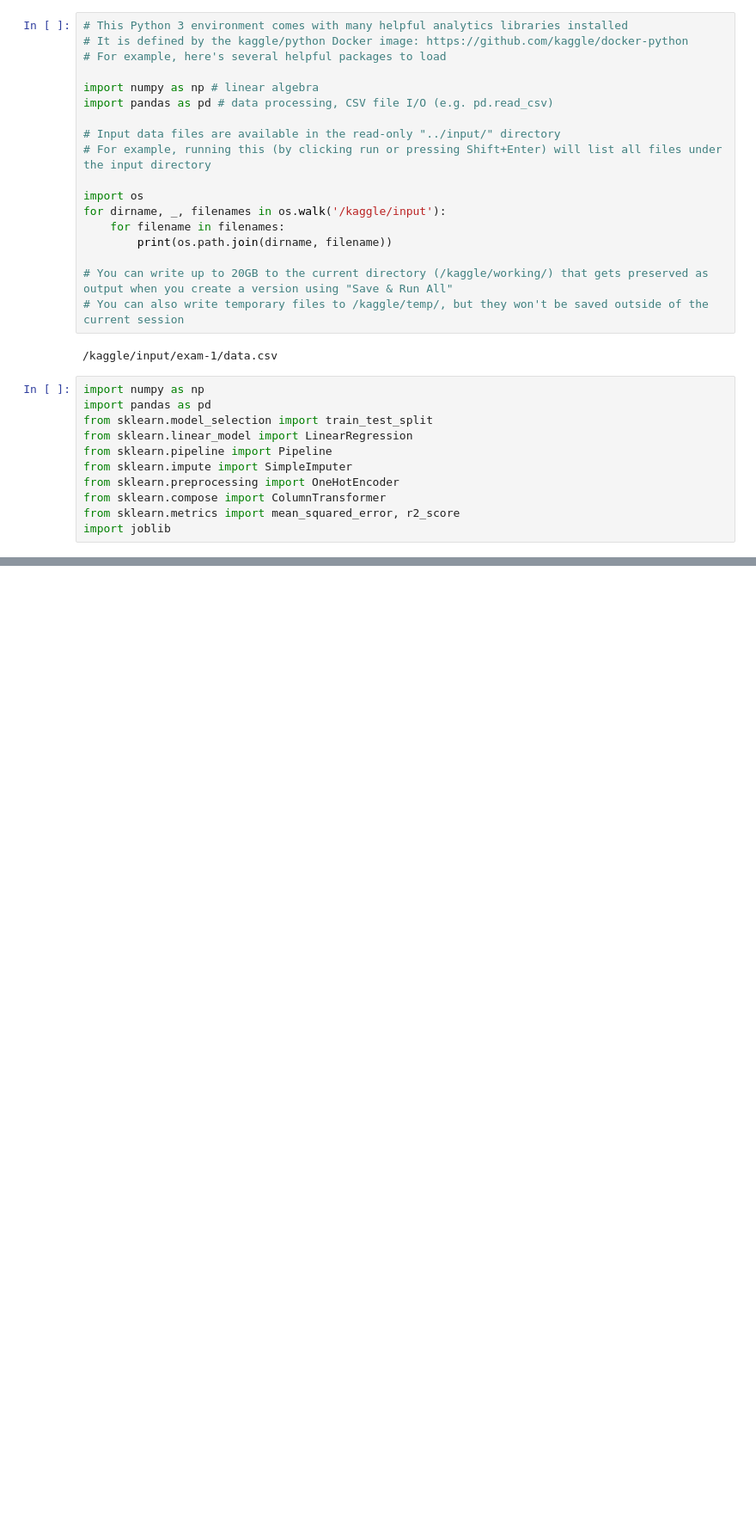
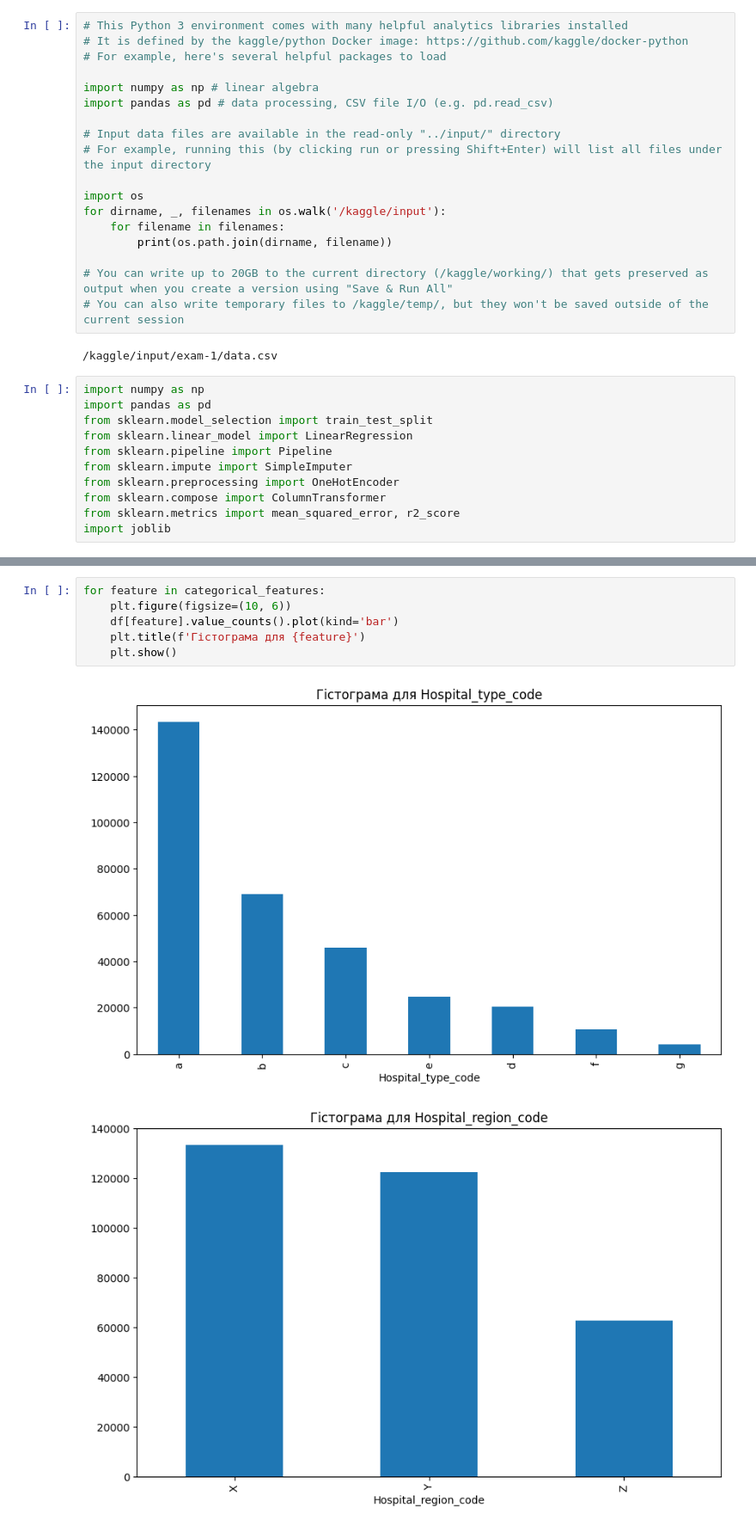
Before and after one commit to HromovAndrey/II_Examen_1, a Jupyter notebook: notebook83cce240c5.ipynb, the cells around one changed output, grey strips where cells are left out. Shown at 86% size. Drawn from its saved outputs; the diff is of its cells as text; blank space fills up the shorter version.

```diff
--- a/notebook83cce240c5.ipynb
+++ b/notebook83cce240c5.ipynb
@@ -35,0 +152,9 @@ df ="/kaggle/input/exam-1/data.cxv"
+# %%
+for feature in categorical_features:
+    plt.figure(figsize=(10, 6))
+    df[feature].value_counts().plot(kind='bar')
+    plt.title(f'Гістограма для {feature}')
+    plt.show()
+# %% [output]
+[figure, added]
+[figure, added]
```
Also changed, not shown: parts of 14 cells of this notebook.
